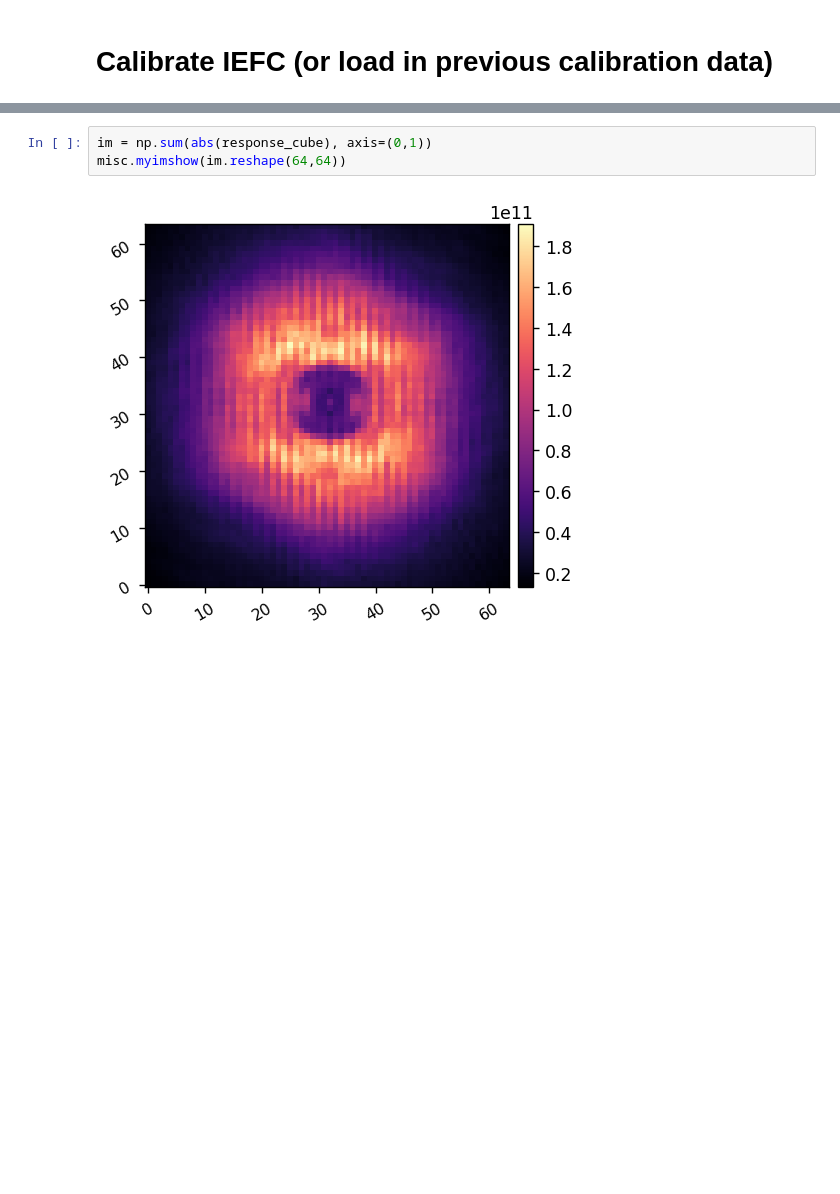
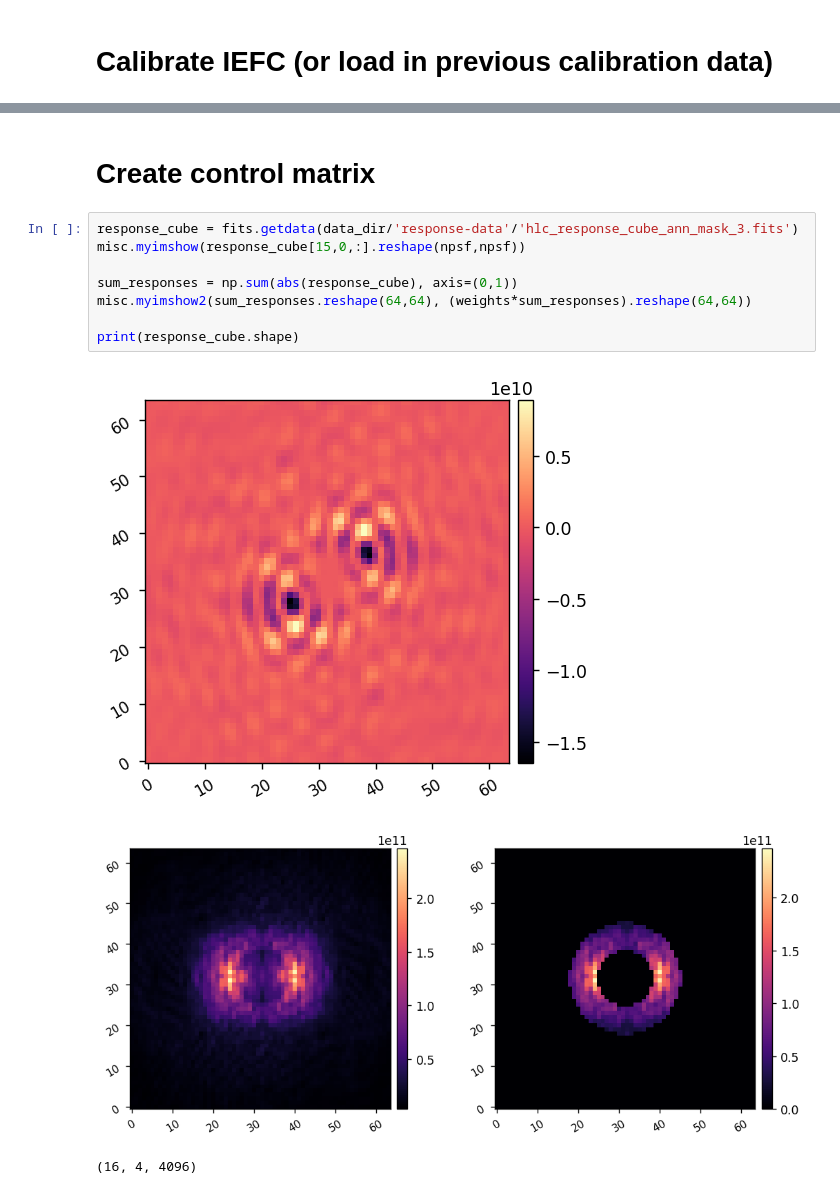
Before and after one commit to kian1377/roman-cgi-iefc, a Jupyter notebook: hlc_annular_calibrate_iefc_2dm.ipynb, the cells around one changed output, grey strips where cells are left out. Drawn from its saved outputs; the diff is of its cells as text; blank space fills up the shorter version.

```diff
--- a/hlc_annular_calibrate_iefc_2dm.ipynb
+++ b/hlc_annular_calibrate_iefc_2dm.ipynb
@@ -199,5 +182,14 @@ calib_hdu.writeto(data_dir/'calibration-data'/'hlc_calibration_cube_ann_mask.fit
-# %%
-im = np.sum(abs(response_cube), axis=(0,1))
-misc.myimshow(im.reshape(64,64))
-# %% [output]
-[figure, removed]
+# %% [markdown]
+# Create control matrix
+# %%
+response_cube = fits.getdata(data_dir/'response-data'/'hlc_response_cube_ann_mask_3.fits')
+misc.myimshow(response_cube[15,0,:].reshape(npsf,npsf))
+
+sum_responses = np.sum(abs(response_cube), axis=(0,1))
+misc.myimshow2(sum_responses.reshape(64,64), (weights*sum_responses).reshape(64,64))
+
+print(response_cube.shape)
+# %% [output]
+[figure, added]
+[figure, added]
+(16, 4, 4096)
```
Also changed, not shown: parts of 18 cells of this notebook, 7 other files.
